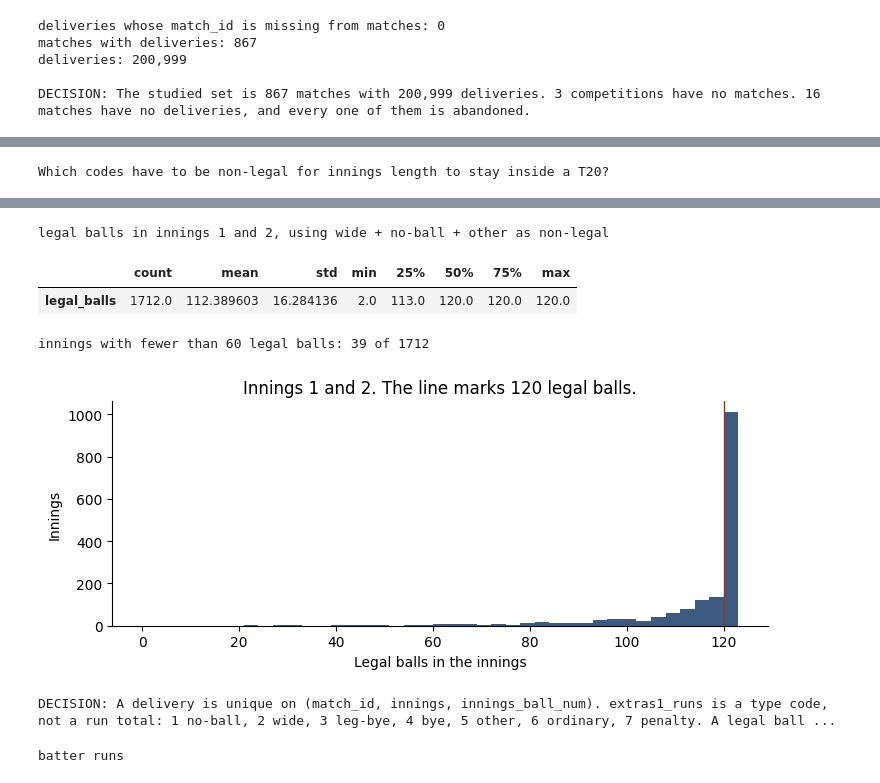
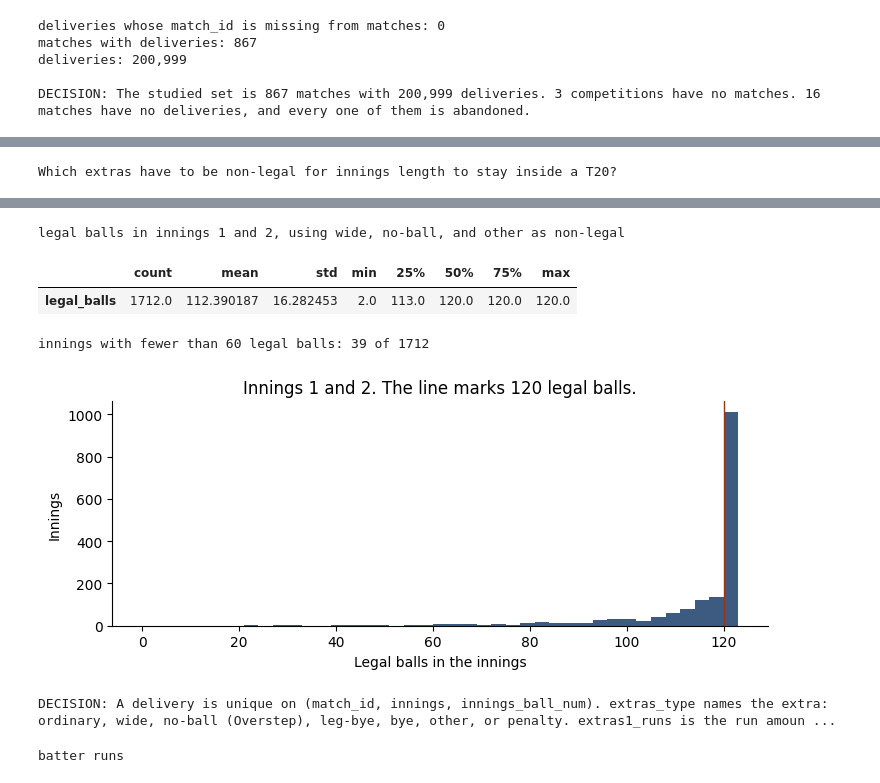
Before and after one commit to amspsingh04/supeRR, a Jupyter notebook: data_exploration.ipynb, the cells around one changed output, grey strips where cells are left out. Saved outputs shown, nothing was run; the diff lists cells and outputs as text; code cells hidden in the pictures.

```diff
--- a/data_exploration.ipynb
+++ b/data_exploration.ipynb
@@ -279,7 +292,7 @@ extras_2_runs value counts
 # %%
-def legal_summary(illegal_codes, label):
-    part = deliveries.loc[deliveries["innings"].le(2), ["match_id", "innings", "overid", "extras1_runs"]].copy()
-    part["legal"] = ~part["extras1_runs"].isin(illegal_codes)
+def legal_summary(illegal_labels, label):
+    part = deliveries.loc[deliveries["innings"].le(2), ["match_id", "innings", "overid", "extras_label"]].copy()
+    part["legal"] = ~part["extras_label"].isin(illegal_labels)
     per_over = part.groupby(["match_id", "innings", "overid"])["legal"].sum()
     per_innings = part.groupby(["match_id", "innings"])["legal"].sum()
     return {
@@ -292,60 +305,65 @@ def legal_summary(illegal_codes, label):
     }
 
 rules = pd.DataFrame([
-    legal_summary([1, 2], "wide and no-ball are illegal"),
-    legal_summary([1, 2, 5], "wide, no-ball, and other are illegal"),
-    legal_summary([1, 2, 5, 7], "wide, no-ball, other, and penalty are illegal"),
+    legal_summary(["wide", "no-ball"], "wide and no-ball are illegal"),
+    legal_summary(["wide", "no-ball", "other"], "wide, no-ball, and other are illegal"),
+    legal_summary(["wide", "no-ball", "other", "penalty"], "wide, no-ball, other, and penalty are illegal"),
 ])
-print("Which codes have to be non-legal for innings length to stay inside a T20?")
+print("Which extras have to be non-legal for innings length to stay inside a T20?")
 display(rules)
 
-deliveries["is_legal"] = deliveries["extras1_runs"].isin([3, 4, 6])
+deliveries["is_legal"] = ~deliveries["extras_label"].isin(["wide", "no-ball", "other"])
 main = deliveries["innings"].le(2)
 per_innings = (
     deliveries.loc[main]
     .groupby(["match_id", "innings"])["is_legal"]
     .sum()
     .rename("legal_balls")
     .reset_index()
 )
-print("legal balls in innings 1 and 2, using wide + no-ball + other as non-legal")
+print("legal balls in innings 1 and 2, using wide, no-ball, and other as non-legal")
 display(per_innings["legal_balls"].describe().to_frame().T)
 print("innings with fewer than 60 legal balls:", int((per_innings["legal_balls"] < 60).sum()),
       "of", len(per_innings))
 
 fig, ax = plt.subplots(figsize=(7.5, 3.2))
 ax.hist(per_innings["legal_balls"], bins=range(0, 126, 3), color="#3d5a80")
 ax.axvline(120, color="#9a3412", linewidth=1)
 ax.set_xlabel("Legal balls in the innings")
 ax.set_ylabel("Innings")
 ax.set_title("Innings 1 and 2. The line marks 120 legal balls.")
 plt.tight_layout()
 plt.show()
 
-unknown_extra_rows = int(deliveries["extras_label"].isin(["bye", "leg-bye", "penalty"]).sum())
+loose = rules.iloc[0]
+chosen = rules.iloc[1]
+extra_total = int(deliveries.loc[main, "extras1_runs"].sum() + deliveries.loc[main, "extras_2_runs"].sum())
 decision_ball = (
     "A delivery is unique on (match_id, innings, innings_ball_num). "
-    "extras1_runs is a type code, not a run total: 1 no-ball, 2 wide, 3 leg-bye, 4 bye, "
-    "5 other, 6 ordinary, 7 penalty. "
-    "A legal ball is a bye, a leg-bye, or an ordinary ball. "
-    f"Under that rule no innings exceeds 120 legal balls. "
-    f"Bye, leg-bye, and penalty amounts are absent on {unknown_extra_rows:,} deliveries, "
-    "so a team total built from this file is a lower bound."
+    "extras_type names the extra: ordinary, wide, no-ball (Overstep), leg-bye, bye, other, or penalty. "
+    "extras1_runs is the run amount of that extra, and extras_2_runs is a second extra on the same ball. "
+    "A legal ball is anything except a wide, a no-ball, or an other-type extra. "
+    f"Counting other as legal puts {loose['innings_over_120']} innings past 120 legal balls "
+    f"and {loose['overs_over_6_legal']} overs past 6, so other is re-bowled like a no-ball. "
+    f"Under the chosen rule {chosen['innings_over_120']} innings exceed 120 legal balls "
+    f"and {chosen['overs_over_6_legal']} over exceeds 6. "
+    f"Extras add {extra_total:,} runs to team totals in innings 1 and 2. "
+    f"{len(odd)} source rows carry an extras amount that does not fit their type and are kept as supplied."
 )
 print("\nDECISION:", decision_ball)
 decisions.append(("2 Ball meaning", decision_ball))
 # %% [output]
-Which codes have to be non-legal for innings length to stay inside a T20?
+Which extras have to be non-legal for innings length to stay inside a T20?
 |  | rule | innings_over_120 | innings_exactly_120 | max_legal_balls_in_innings | overs_over_6_legal | ... |
 | 0 | wide and no-ball are illegal | 150 | 873 | 124 | 244 | ... |
 | 1 | wide, no-ball, and other are illegal | 0 | 1011 | 120 | 1 | ... |
 | 2 | wide, no-ball, other, and penalty... | 0 | 1011 | 120 | 1 | ... |
-legal balls in innings 1 and 2, using wide + no-ball + other as non-legal
+legal balls in innings 1 and 2, using wide, no-ball, and other as non-legal
 |  | count | mean | std | min | 25% | 50% | 75% | max |
-| legal_balls | 1712.0 | 112.389603 | 16.284136 | 2.0 | 113.0 | 120.0 | 120.0 | 120.0 |
+| legal_balls | 1712.0 | 112.390187 | 16.282453 | 2.0 | 113.0 | 120.0 | 120.0 | 120.0 |
 innings with fewer than 60 legal balls: 39 of 1712
 [figure]
-DECISION: A delivery is unique on (match_id, innings, innings_ball_num). extras1_runs is a type code, not a run total: 1 no-ball, 2 wide, 3 leg-bye, 4 bye, 5 other, 6 ordinary, 7 penalty. A legal ball ...
+DECISION: A delivery is unique on (match_id, innings, innings_ball_num). extras_type names the extra: ordinary, wide, no-ball (Overstep), leg-bye, bye, other, or penalty. extras1_runs is the run amoun ...
 # %%
 print("batter runs")
 display(deliveries["runs"].value_counts().sort_index().rename("deliveries").to_frame())
```
Also changed, not shown: parts of 4 cells of this notebook, 33 other files.
